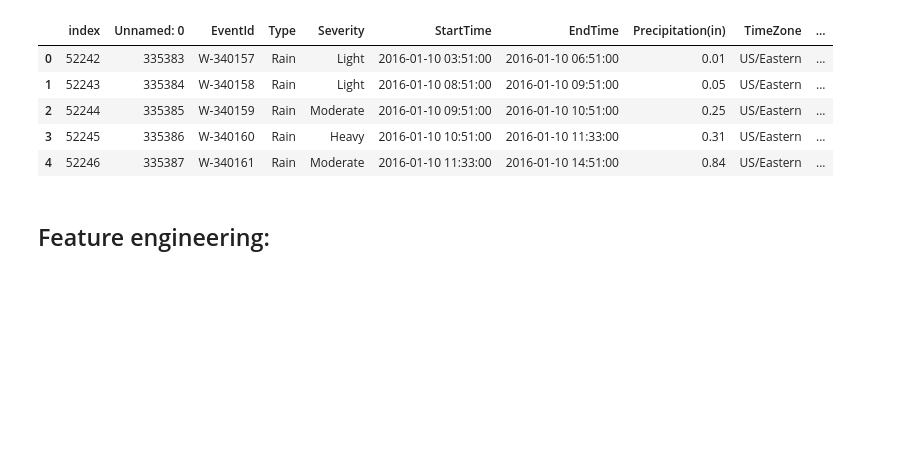
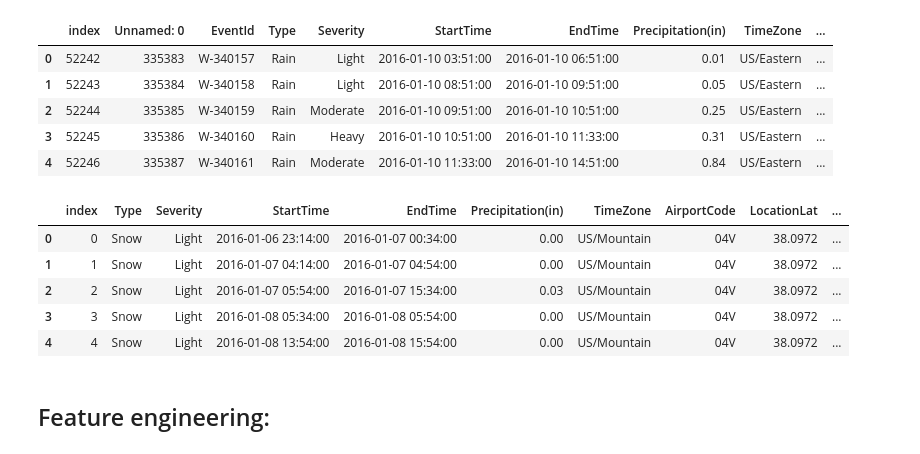
Before and after one commit to fausa/ADS508, a Jupyter notebook: Susy_EDA.ipynb, the cells around one changed output. Cells and saved outputs as stored; diff of their text form; code cells hidden in the pictures; blank space fills up the shorter version.

```diff
--- a/Susy_EDA.ipynb
+++ b/Susy_EDA.ipynb
@@ -591,6 +591,17 @@ dff_Weather_JFK.head()
 | 2 | 52244 | 335385 | W-340159 | Rain | Moderate | 2016-01-10 09:51:00 | 2016-01-10 10:51:00 | 0.25 | US/Eastern | ... |
 | 3 | 52245 | 335386 | W-340160 | Rain | Heavy | 2016-01-10 10:51:00 | 2016-01-10 11:33:00 | 0.31 | US/Eastern | ... |
 | 4 | 52246 | 335387 | W-340161 | Rain | Moderate | 2016-01-10 11:33:00 | 2016-01-10 14:51:00 | 0.84 | US/Eastern | ... |
+# %%
+dff_Weather_Jan = weather_df[weather_df["StartTime"].dt.month == 1].reset_index()
+#data[data['Value'] == True]
+dff_Weather_Jan.head()
+# %% [output]
+|  | index | Type | Severity | StartTime | EndTime | Precipitation(in) | TimeZone | AirportCode | LocationLat | ... |
+| 0 | 0 | Snow | Light | 2016-01-06 23:14:00 | 2016-01-07 00:34:00 | 0.00 | US/Mountain | 04V | 38.0972 | ... |
+| 1 | 1 | Snow | Light | 2016-01-07 04:14:00 | 2016-01-07 04:54:00 | 0.00 | US/Mountain | 04V | 38.0972 | ... |
+| 2 | 2 | Snow | Light | 2016-01-07 05:54:00 | 2016-01-07 15:34:00 | 0.03 | US/Mountain | 04V | 38.0972 | ... |
+| 3 | 3 | Snow | Light | 2016-01-08 05:34:00 | 2016-01-08 05:54:00 | 0.00 | US/Mountain | 04V | 38.0972 | ... |
+| 4 | 4 | Snow | Light | 2016-01-08 13:54:00 | 2016-01-08 15:54:00 | 0.00 | US/Mountain | 04V | 38.0972 | ... |
 # %% [markdown]
 ## Feature engineering:
 # %%
```
Also changed, not shown: parts of 18 cells of this notebook.
